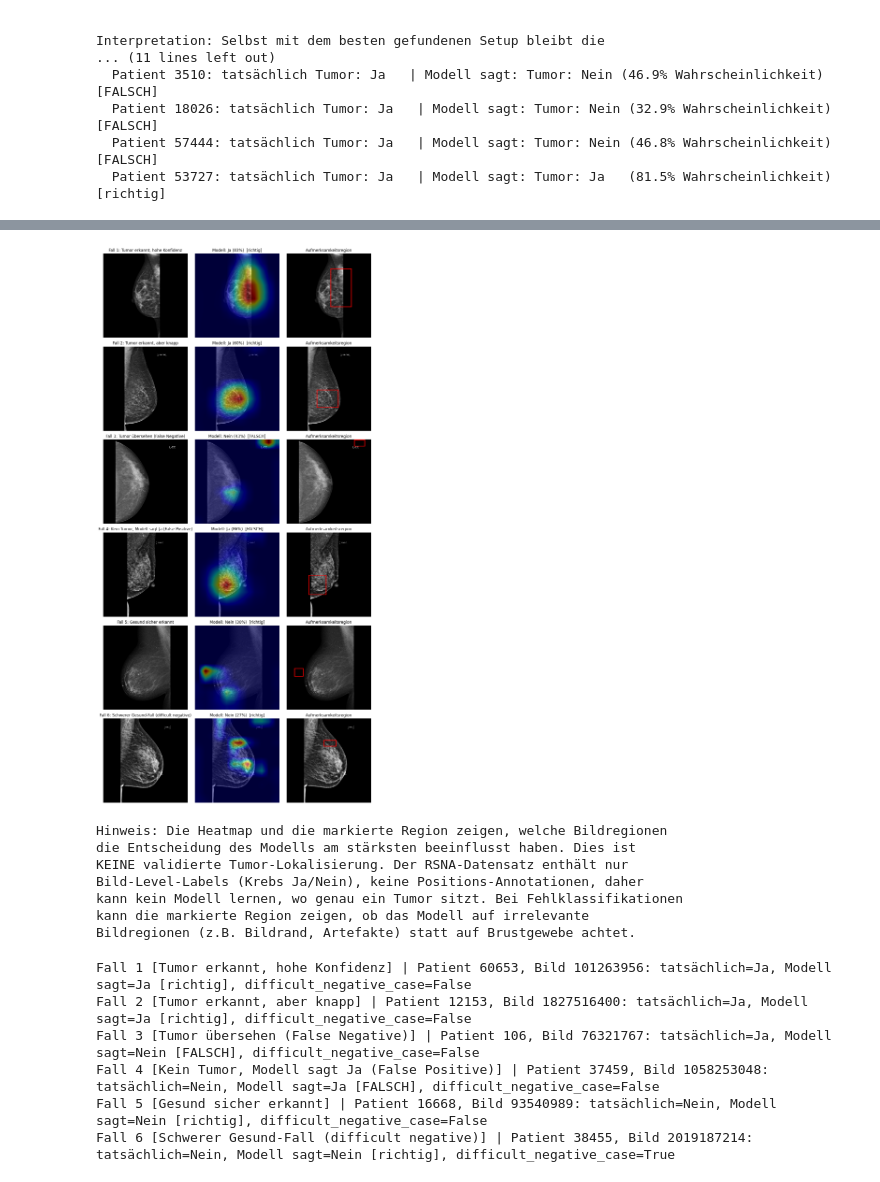
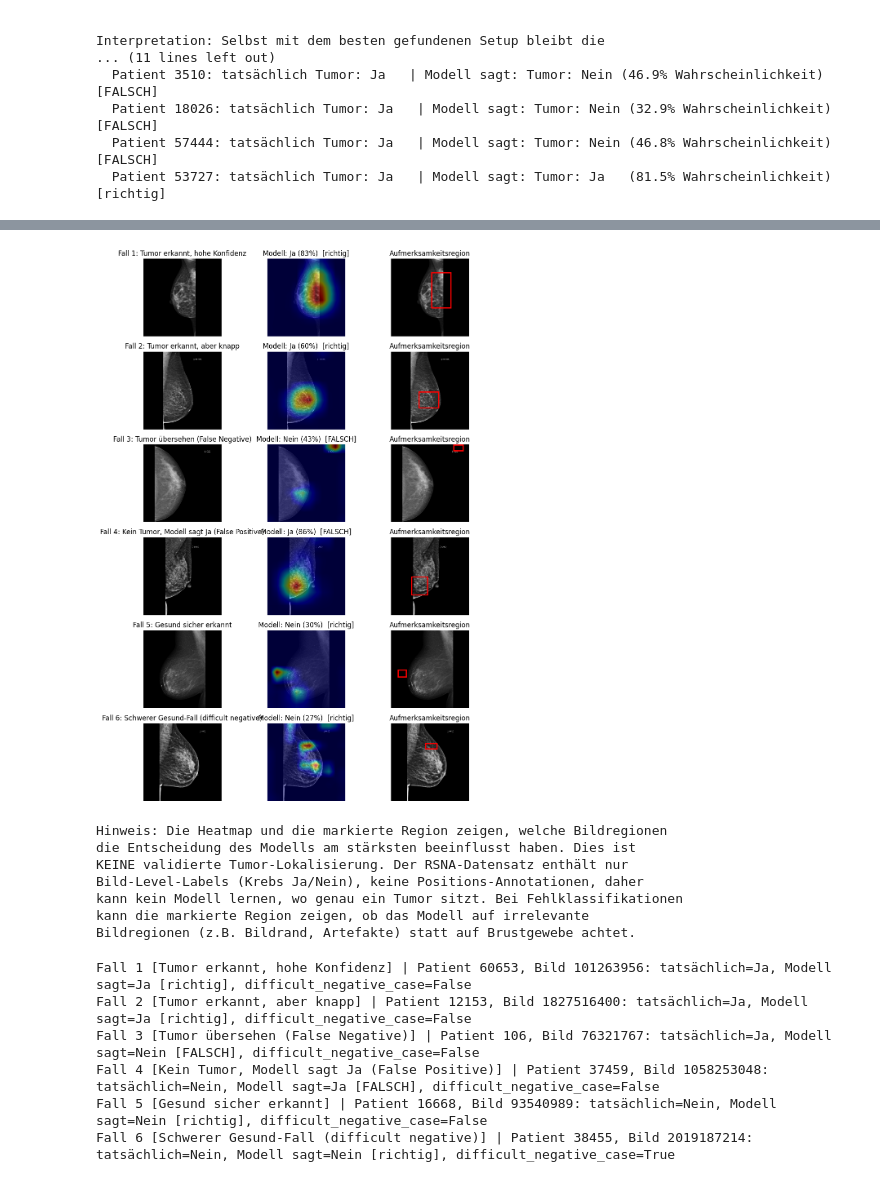
Before and after one commit to edaguer/BA_breastcancer_mammography-classification, a Jupyter notebook: classification_v3.ipynb, the cells around one changed output, grey strips where cells are left out. Drawn from its saved outputs; the diff is of its cells as text; code cells hidden in the pictures.

Commit message:
alle plots als eps & png gespeichert

```diff
--- a/classification_v3.ipynb
+++ b/classification_v3.ipynb
@@ -1167,7 +1125,6 @@ Erklärte Varianz – PC1: 18.7% | PC2: 9.4%
 # %% [markdown]
 ## 13. Architektur-Vergleich
 # %%
-# Trainings-Kurven
 fig, achsen = plt.subplots(1, 3, figsize=(18, 5))
 fig.suptitle('Architektur-Vergleich', fontsize=13, fontweight='bold')
 
@@ -1195,8 +1152,14 @@ for titel, metrik, idx in [
 plt.tight_layout(); plt.show()
 
 
-# ROC Kurven übereinander
-plt.figure(figsize=(8, 6))
+import matplotlib
+matplotlib.rcParams['ps.fonttype'] = 42
+
+fig = plt.figure(figsize=(8, 6))
+fig.patch.set_facecolor('white')
+ax = plt.gca()
+ax.set_facecolor('white')
+
 plt.plot(fpr_a, tpr_a, color='royalblue', lw=2,
          label=f'Modell A – CNN von Null  (AUC = {auc_a:.3f})')
 plt.plot(fpr_b, tpr_b, color='tomato',    lw=2,
@@ -1207,11 +1170,14 @@ plt.plot([0,1],[0,1],'k--', lw=1, label='Zufall')
 plt.xlabel('False Positive Rate')
 plt.ylabel('True Positive Rate')
 plt.title('ROC Kurven – Vergleich aller Modelle')
-plt.legend(); plt.grid(alpha=0.3)
-plt.tight_layout(); plt.show()
+plt.legend(framealpha=1.0, fancybox=False, shadow=False, edgecolor='black')
+plt.grid(True, color='lightgray', linewidth=0.5)
+plt.tight_layout()
+plt.savefig('roc_vergleich_hauptmodelle.eps', format='eps',
+            bbox_inches='tight', transparent=False, facecolor='white')
+plt.show()
 
 
-# Zusammenfassungstabelle
 def n_params(modell):
     return sum(p.numel() for p in modell.parameters() if p.requires_grad)
 
@@ -2338,5 +2192,4 @@ Lokalisierung/Segmentierung.
 # %%
-# Grad-CAM: Heatmap der entscheidungsrelevanten Bildregionen
 
 class GradCAM:
     """Erfasst Aktivierungen und Gradienten einer Zielschicht per Hook,
@@ -2398,8 +2251,6 @@ def aufmerksamkeitsregion(heatmap, schwelle=0.6):
 
 gradcam = GradCAM(modell_final, modell_final.layer4)
 
-# Sechs Fälle gezielt auswählen: richtig erkannte Tumore, beide Fehlerarten,
-# ein schwerer Trickfall. Zufällig aus den jeweils klarsten Kandidaten gezogen.
 
 SEED_BSP = 5          # andere Zahl gibt eine andere zufällige Auswahl
 rng_bsp = np.random.RandomState(SEED_BSP)
@@ -2450,7 +2301,6 @@ def waehle_aus(pool, quelle, anzahl=1):
         beispiele.append(bsp_aus_val(int(idx), quelle))
 
 
-# Basismasken für die Fallauswahl
 ist_tumor  = alle_labels == 1
 ist_gesund = alle_labels == 0
 sagt_ja    = alle_klassen == 1
@@ -2460,36 +2310,35 @@ if 'difficult_negative_case' in ds_va_fin.df.columns:
 else:
     ist_schwer_neg = np.zeros(len(alle_labels), dtype=bool)
 
-# Fall 1: Tumor korrekt erkannt, hohe Konfidenz (Grad-CAM am klarsten)
+# Fall 1: Tumor erkannt, hohe Konfidenz
 waehle_aus(sicherster_pool(np.where(ist_tumor & sagt_ja)[0], absteigend=True),
            'Tumor erkannt, hohe Konfidenz')
 
-# Fall 2: Tumor korrekt erkannt, aber nur knapp (niedrige Konfidenz)
+# Fall 2: Tumor erkannt, knapp
 waehle_aus(sicherster_pool(np.where(ist_tumor & sagt_ja)[0], absteigend=False),
            'Tumor erkannt, aber knapp')
 
-# Fall 3: Tumor übersehen (False Negative), klinisch der gefährlichste Fehler
+# Fall 3: False Negative, gefährlichster Fehler
 waehle_aus(np.where(ist_tumor & sagt_nein)[0],
            'Tumor übersehen (False Negative)')
 
-# Fall 4: kein Tumor, Modell sagt trotzdem Ja (False Positive, einfacher Fall)
+# Fall 4: False Positive
 fp_pool = np.where(ist_gesund & sagt_ja & ~ist_schwer_neg)[0]
 if len(fp_pool) == 0:
     fp_pool = np.where(ist_gesund & sagt_ja)[0]
 waehle_aus(sicherster_pool(fp_pool, absteigend=True),
            'Kein Tumor, Modell sagt Ja (False Positive)')
 
-# Fall 5: gesund sicher erkannt (Kontrast, niedrigste Tumor-Wahrscheinlichkeit)
+# Fall 5: Gesund sicher erkannt
 waehle_aus(sicherster_pool(np.where(ist_gesund & sagt_nein)[0], absteigend=False),
            'Gesund sicher erkannt')
 
-# Fall 6: schwerer Gesund-Fall (difficult negative), egal ob richtig oder falsch
+# Fall 6: schwerer Gesund-Fall (difficult negative)
 waehle_aus(np.where(ist_gesund & ist_schwer_neg)[0],
            'Schwerer Gesund-Fall (difficult negative)')
 
 
-# Darstellung: pro Beispiel drei Panels (Original, Grad-CAM, Region)
-fig, achsen = plt.subplots(len(beispiele), 3, figsize=(12, 4 * len(beispiele)))
+fig, achsen = plt.subplots(len(beispiele), 3, figsize=(10, 2.3 * len(beispiele)))
 if len(beispiele) == 1:
     achsen = achsen.reshape(1, -1)
 
@@ -2498,7 +2347,6 @@ for reihe, bsp in enumerate(beispiele):
     heatmap = gradcam.erzeuge_heatmap(bild_tensor, zielgroesse=bild_tensor.shape[-1])
     bild_original = entnormalisiere(bild_tensor)
 
-    # Vorhersage on-the-fly (wie im Finalmodell: sigmoid auf den Logit)
     with torch.no_grad():
         wahrsch = torch.sigmoid(modell_final(bild_tensor.unsqueeze(0).to(DEVICE))).item()
     vorh_klasse = int(wahrsch >= 0.5)
@@ -2509,41 +2357,41 @@ for reihe, bsp in enumerate(beispiele):
         ok = 'richtig' if vorh_klasse == bsp['label'] else 'FALSCH'
     else:
         ok = 'Label unbekannt'
-    # Werte für die nächste Zelle (ID-Ausgabe) merken
     bsp['vorh'], bsp['wahrsch'], bsp['ok'] = vorh, wahrsch, ok
 
     achsen[reihe, 0].imshow(bild_original)
     achsen[reihe, 0].set_title(f"Fall {reihe + 1}: {bsp['quelle']}")
     achsen[reihe, 0].axis('off')
 
     achsen[reihe, 1].imshow(bild_original)
     achsen[reihe, 1].imshow(heatmap, cmap='jet', alpha=0.45)
     achsen[reihe, 1].set_title(f'Modell: {vorh} ({wahrsch*100:.0f}%)  [{ok}]')
     achsen[reihe, 1].axis('off')
 
     box = aufmerksamkeitsregion(heatmap, schwelle=0.6)
     achsen[reihe, 2].imshow(bild_original)
     if box is not None:
         x, y, w, h = box
         rechteck = plt.Rectangle((x, y), w, h, fill=False, edgecolor='red', linewidth=2)
         achsen[reihe, 2].add_patch(rechteck)
         achsen[reihe, 2].set_title('Aufmerksamkeitsregion')
     else:
         achsen[reihe, 2].set_title('keine klare Region')
     achsen[reihe, 2].axis('off')
 
 plt.tight_layout()
+plt.savefig('gradcam_beispiele.pdf', format='pdf', bbox_inches='tight')
 plt.show()
 
 print('Hinweis: Die Heatmap und die markierte Region zeigen, welche Bildregionen')
 print('die Entscheidung des Modells am stärksten beeinflusst haben. Dies ist')
 print('KEINE validierte Tumor-Lokalisierung. Der RSNA-Datensatz enthält nur')
 print('Bild-Level-Labels (Krebs Ja/Nein), keine Positions-Annotationen, daher')
 print('kann kein Modell lernen, wo genau ein Tumor sitzt. Bei Fehlklassifikationen')
 print('kann die markierte Region zeigen, ob das Modell auf irrelevante')
 print('Bildregionen (z.B. Bildrand, Artefakte) statt auf Brustgewebe achtet.')
 # %% [output]
-[figure, old version]
+[figure, new version]
 Hinweis: Die Heatmap und die markierte Region zeigen, welche Bildregionen
 die Entscheidung des Modells am stärksten beeinflusst haben. Dies ist
 KEINE validierte Tumor-Lokalisierung. Der RSNA-Datensatz enthält nur
```
Also changed, not shown: parts of 41 cells of this notebook, 42 other files.
